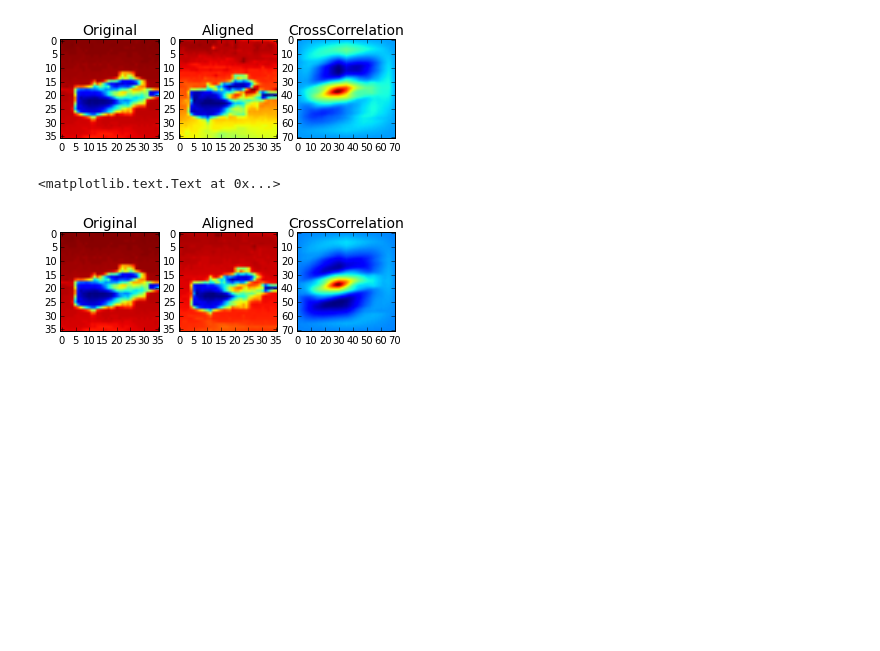
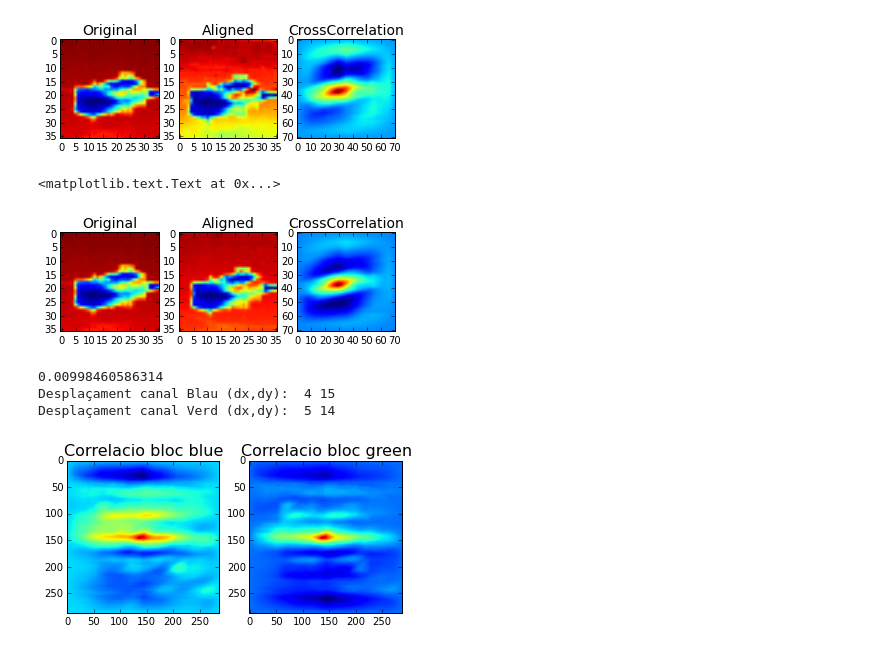
Before and after one commit to cnavas88/Image-Processing, a Jupyter notebook: practica2/Practica2.ipynb, the cells around one changed output. Saved outputs shown, nothing was run; the diff lists cells and outputs as text; code cells hidden in the pictures; blank space fills up the shorter version.

Commit message:
segona part, falta aclarar alguns conceptes

```diff
--- a/practica2/Practica2.ipynb
+++ b/practica2/Practica2.ipynb
@@ -133,10 +138,10 @@ plt.title('Imatge Canal Blue', size=16)
 # %%
-RGB[:,:,1]=moureimatge(posicioYBG,posicioXBG,RGB[:,:,1])
+BGR[:,:,1]=moureimatge(posicioYRG,posicioXRG,BGR[:,:,1])
 plt.subplot(1,2,1)
-plt.imshow(RGB[:,:,1])
+plt.imshow(BGR[:,:,1])
 plt.title('Imatge moguda Canal green', size=14)
 plt.subplot(1,2,2)
-plt.imshow(RGB[:,:,2])
-plt.title('Imatge Canal Blue', size=16)
+plt.imshow(BGR[:,:,2])
+plt.title('Imatge Canal Red', size=16)
 # %% [output]
 <matplotlib.text.Text at 0x...>
@@ -175,0 +236,33 @@ plt.title('CrossCorrelation', size=14)
+# %%
+def piramidal(imatge):
+    ################Faltaria coger uno de cada 4 pixeles en este caso, si funciona aplicarlo en un for para
+    ################que se haga con 4, 2 i 1
+    bloc=15*4
+    zona=3*4
+    sigma=4
+    #filtrem la imatge amb la gaussiana de la practica anterior
+    imatge=filtreLP(imatge,sigma)
+    #Ens quedem amb un de 4 pixels
+    imatge=imatge[0::4,0::4,:]
+    barquetB4,barquetG4,barquetR4 = extreurebarquet(imatge,bloc,zona)
+    # Fem la correlacio entre els blocks i el template (Bloc vermell), mostrem els resultats
+    NCCRB4=signal.correlate2d(barquetB4.astype('float'), barquetR4.astype('float'), mode='full', boundary='fill', fillvalue=0)
+    NCCRG4=signal.correlate2d(barquetG4.astype('float'), barquetR4.astype('float'), mode='full', boundary='fill', fillvalue=0)
+    posicioXRB4, posicioYRB4 = posmax(NCCRB4,150)
+    posicioXRG4, posicioYRG4 = posmax(NCCRG4,150)
+    print "Desplaçament canal Blau (dx,dy): ",posicioXRB4, posicioYRB4
+    print "Desplaçament canal Verd (dx,dy): ",posicioXRG4, posicioYRG4
+    imatge[:,:,0] = moureimatge(posicioYRB4,posicioXRB4,imatge[:,:,0])
+    imatge[:,:,1] = moureimatge(posicioYRG4,posicioXRG4,imatge[:,:,1])
+    plt.subplot(1,2,1)
+    plt.imshow(NCCRB4)
+    plt.title('Correlacio bloc blue', size=16)
+    plt.subplot(1,2,2)
+    plt.imshow(NCCRG4)
+    plt.title('Correlacio bloc green', size=16)
+piramidal(BGR)
+# %% [output]
+0.00998460586314
+Desplaçament canal Blau (dx,dy):  4 15
+Desplaçament canal Verd (dx,dy):  5 14
+[figure, added]
```
Also changed, not shown: parts of 12 cells of this notebook.
